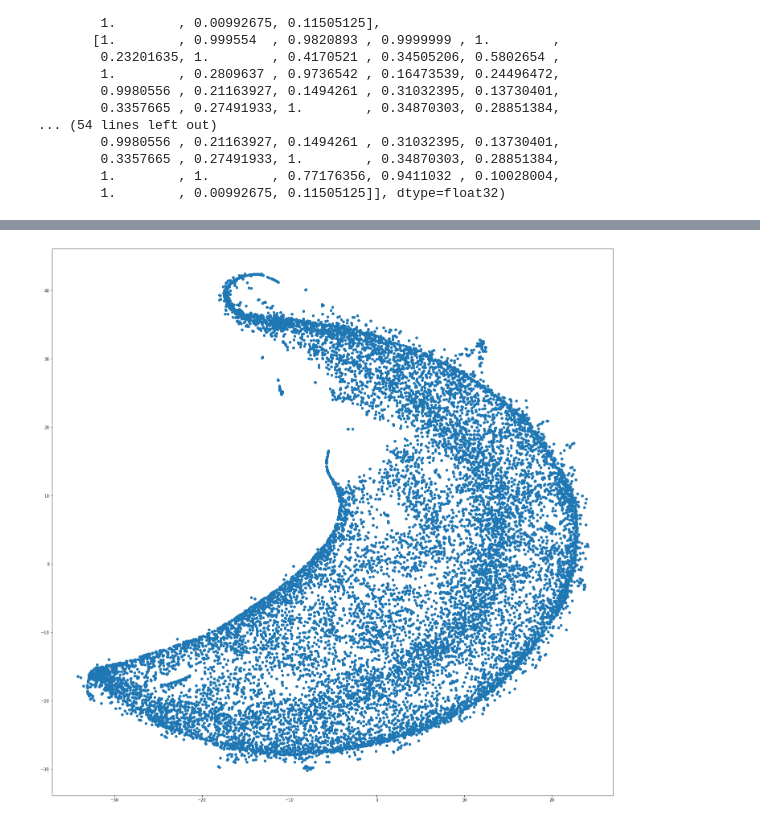
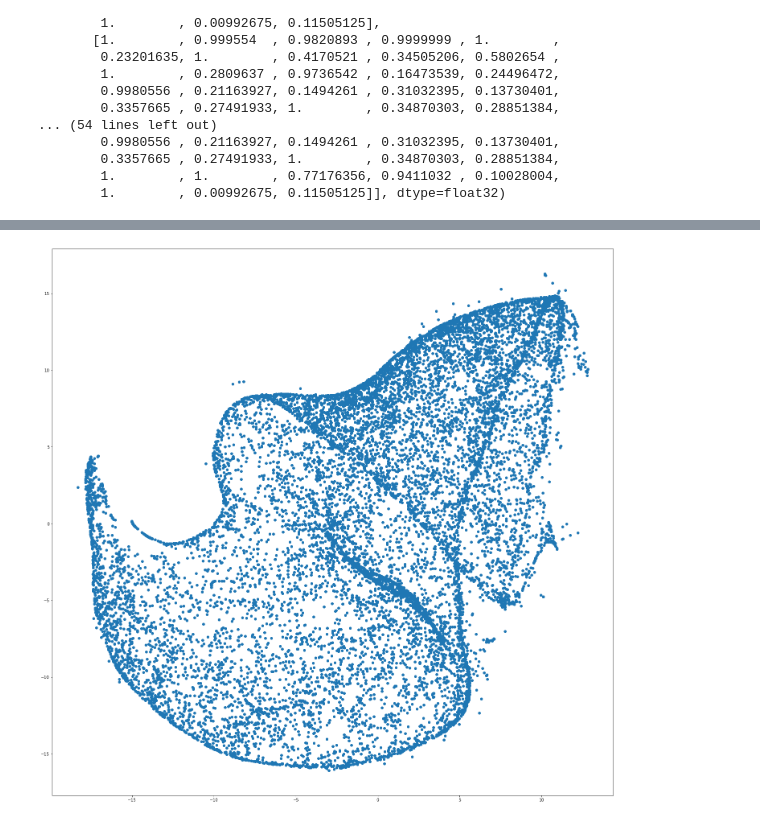
Before and after one commit to D1ffic00lt/dano-olympiad-final-stage, a Jupyter notebook: d1ffic00lt/model.ipynb, the cells around one changed output, grey strips where cells are left out. Saved outputs shown, nothing was run; the diff lists cells and outputs as text; code cells hidden in the pictures.

```diff
--- a/d1ffic00lt/model.ipynb
+++ b/d1ffic00lt/model.ipynb
@@ -156,0 +177,2 @@ data = pd.read_csv("../data/clean_data.csv")
+# %%
+data.ratings_cnt_ya = data.ratings_cnt_ya.fillna(0)
@@ -171,0 +195,6 @@ array([[7.1310e+03, 8.4140e+03, 0.0000e+00, 2.0000e+00],
+# %%
+Q1 = data.phb_all.quantile(0.0)
+Q3 = data.phb_all.quantile(0.97)
+IQR = Q3 - Q1
+# %%
+data = data.loc[(data.phb_all > Q1) & (data.phb_all < Q3)]
@@ -172,5 +211,7 @@ array([[7.1310e+03, 8.4140e+03, 0.0000e+00, 2.0000e+00],
 # %%
-model = TSNE(n_components=2, learning_rate='auto',
-                                    init='random', perplexity=200) # perplexity можно поставить больше, нооооооо...
+model = TSNE(
+    n_components=3, learning_rate='auto',
+    init='random', perplexity=150
+) # perplexity можно поставить больше, нооооооо...
 # %%
 transformed = model.fit_transform(data[num_columns])
@@ -182,9 +231,10 @@ y_axis = transformed[:, 1]
 # %%
 fig = plt.figure(figsize=(25, 25))
 plt.scatter(x_axis, y_axis)
-name = "figure/TSNE25x25"
-plt.savefig(f"{name}.svg")
-plt.savefig(f"{name}.jpg")
+
+name = "figure/TSNE25x25_x_y"
+plt.savefig(f"{name}.svg", transparent=True)
+plt.savefig(f"{name}.png", transparent=True)
 plt.show()
 # %% [output]
-[figure, old version]
+[figure, new version]
```
Also changed, not shown: parts of 42 cells of this notebook, 39 other files.
